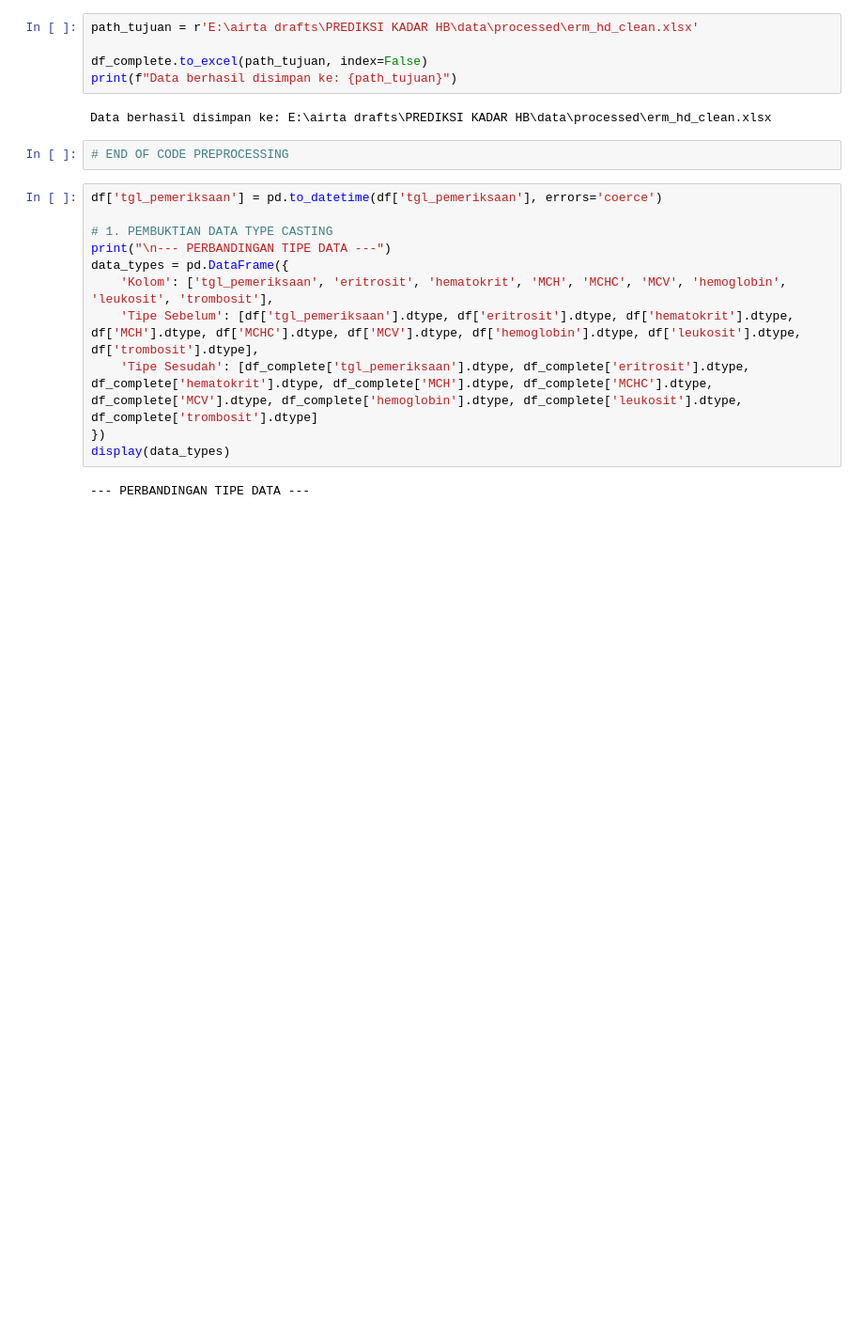
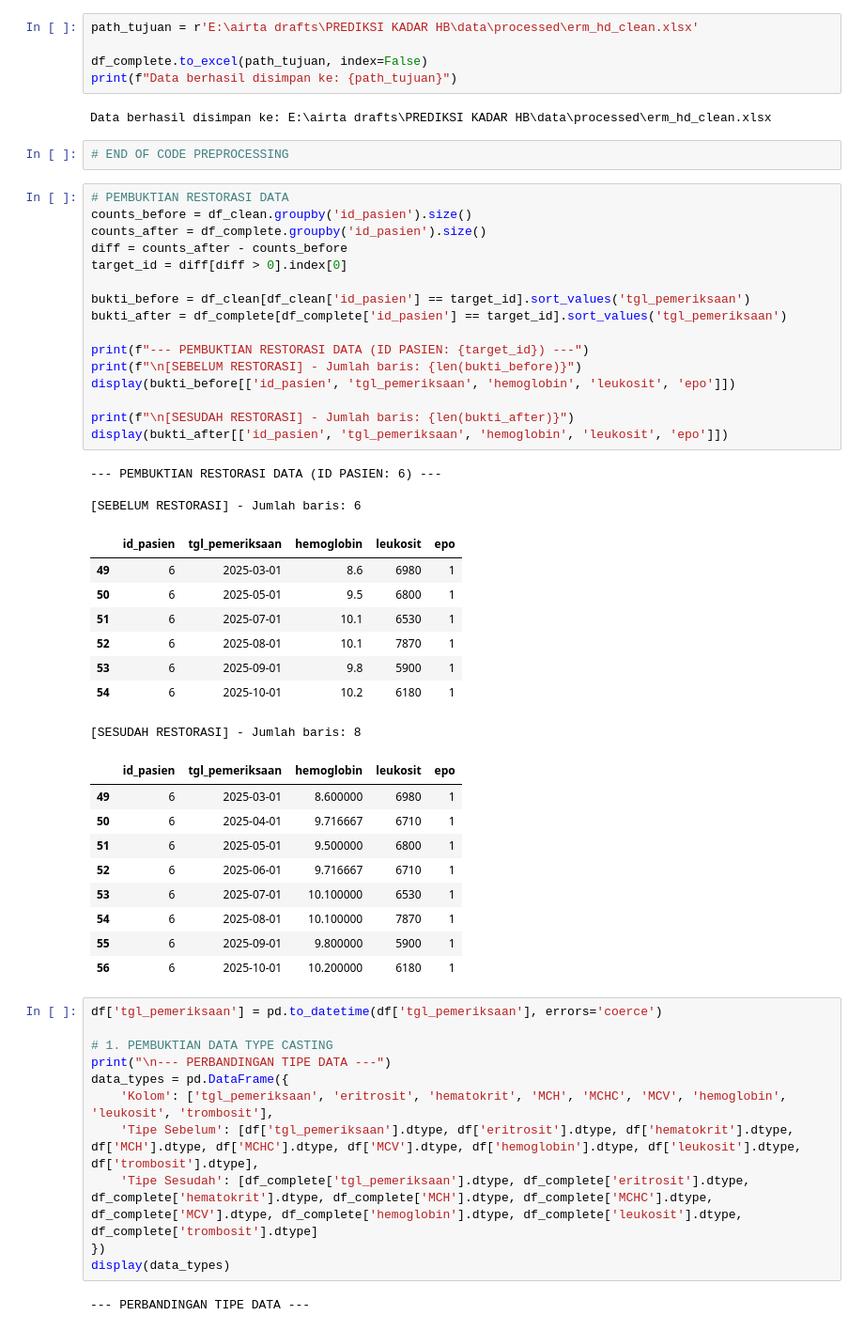
Before and after one commit to airtaprtw/PREDIKSI-KADAR-HB, a Jupyter notebook: notebooks/01_EDA.ipynb, the cells around one changed output. Shown at 94% size. Drawn from its saved outputs; the diff is of its cells as text; blank space fills up the shorter version.

```diff
--- a/notebooks/01_EDA.ipynb
+++ b/notebooks/01_EDA.ipynb
@@ -360,6 +360,43 @@ print(f"Data berhasil disimpan ke: {path_tujuan}")
 Data berhasil disimpan ke: E:\airta drafts\PREDIKSI KADAR HB\data\processed\erm_hd_clean.xlsx
 # %%
 # END OF CODE PREPROCESSING
+# %%
+# PEMBUKTIAN RESTORASI DATA
+counts_before = df_clean.groupby('id_pasien').size()
+counts_after = df_complete.groupby('id_pasien').size()
+diff = counts_after - counts_before
+target_id = diff[diff > 0].index[0]
+
+bukti_before = df_clean[df_clean['id_pasien'] == target_id].sort_values('tgl_pemeriksaan')
+bukti_after = df_complete[df_complete['id_pasien'] == target_id].sort_values('tgl_pemeriksaan')
+
+print(f"--- PEMBUKTIAN RESTORASI DATA (ID PASIEN: {target_id}) ---")
+print(f"\n[SEBELUM RESTORASI] - Jumlah baris: {len(bukti_before)}")
+display(bukti_before[['id_pasien', 'tgl_pemeriksaan', 'hemoglobin', 'leukosit', 'epo']])
+
+print(f"\n[SESUDAH RESTORASI] - Jumlah baris: {len(bukti_after)}")
+display(bukti_after[['id_pasien', 'tgl_pemeriksaan', 'hemoglobin', 'leukosit', 'epo']])
+# %% [output]
+--- PEMBUKTIAN RESTORASI DATA (ID PASIEN: 6) ---
+
+[SEBELUM RESTORASI] - Jumlah baris: 6
+|  | id_pasien | tgl_pemeriksaan | hemoglobin | leukosit | epo |
+| 49 | 6 | 2025-03-01 | 8.6 | 6980 | 1 |
+| 50 | 6 | 2025-05-01 | 9.5 | 6800 | 1 |
+| 51 | 6 | 2025-07-01 | 10.1 | 6530 | 1 |
+| 52 | 6 | 2025-08-01 | 10.1 | 7870 | 1 |
+| 53 | 6 | 2025-09-01 | 9.8 | 5900 | 1 |
+| 54 | 6 | 2025-10-01 | 10.2 | 6180 | 1 |
+[SESUDAH RESTORASI] - Jumlah baris: 8
+|  | id_pasien | tgl_pemeriksaan | hemoglobin | leukosit | epo |
+| 49 | 6 | 2025-03-01 | 8.600000 | 6980 | 1 |
+| 50 | 6 | 2025-04-01 | 9.716667 | 6710 | 1 |
+| 51 | 6 | 2025-05-01 | 9.500000 | 6800 | 1 |
+| 52 | 6 | 2025-06-01 | 9.716667 | 6710 | 1 |
+| 53 | 6 | 2025-07-01 | 10.100000 | 6530 | 1 |
+| 54 | 6 | 2025-08-01 | 10.100000 | 7870 | 1 |
+| 55 | 6 | 2025-09-01 | 9.800000 | 5900 | 1 |
+| 56 | 6 | 2025-10-01 | 10.200000 | 6180 | 1 |
 # %%
 df['tgl_pemeriksaan'] = pd.to_datetime(df['tgl_pemeriksaan'], errors='coerce')
 
```
Also changed, not shown: parts of 2 cells of this notebook, 9 other files.
